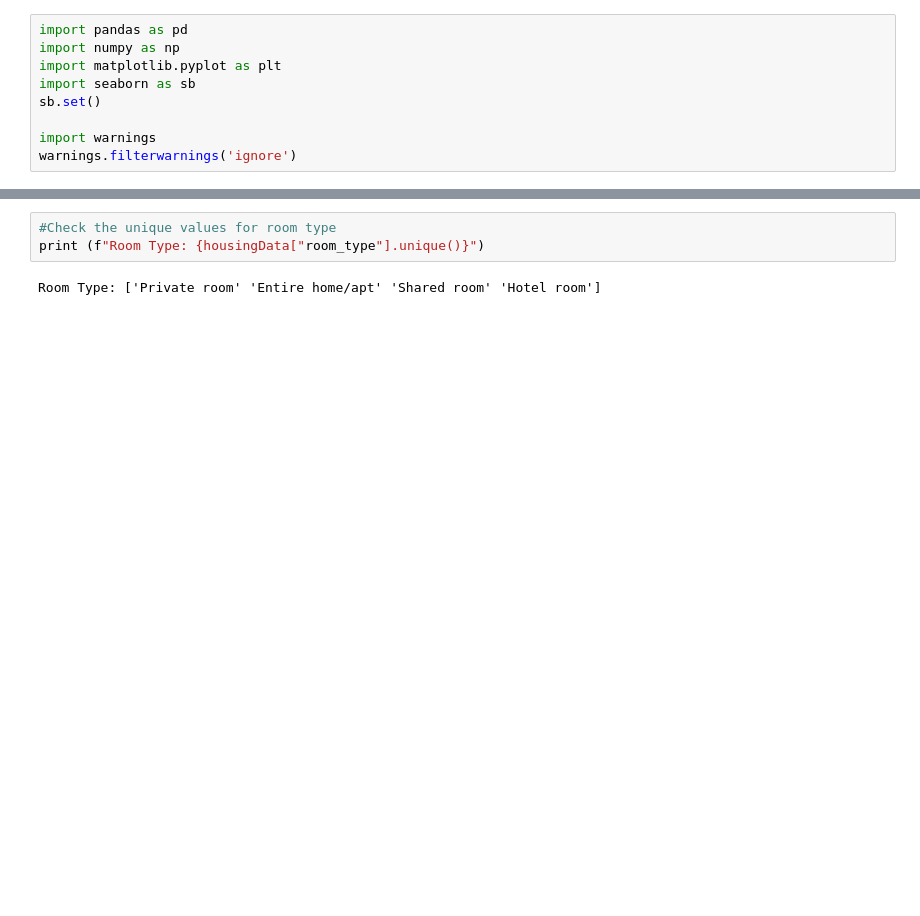
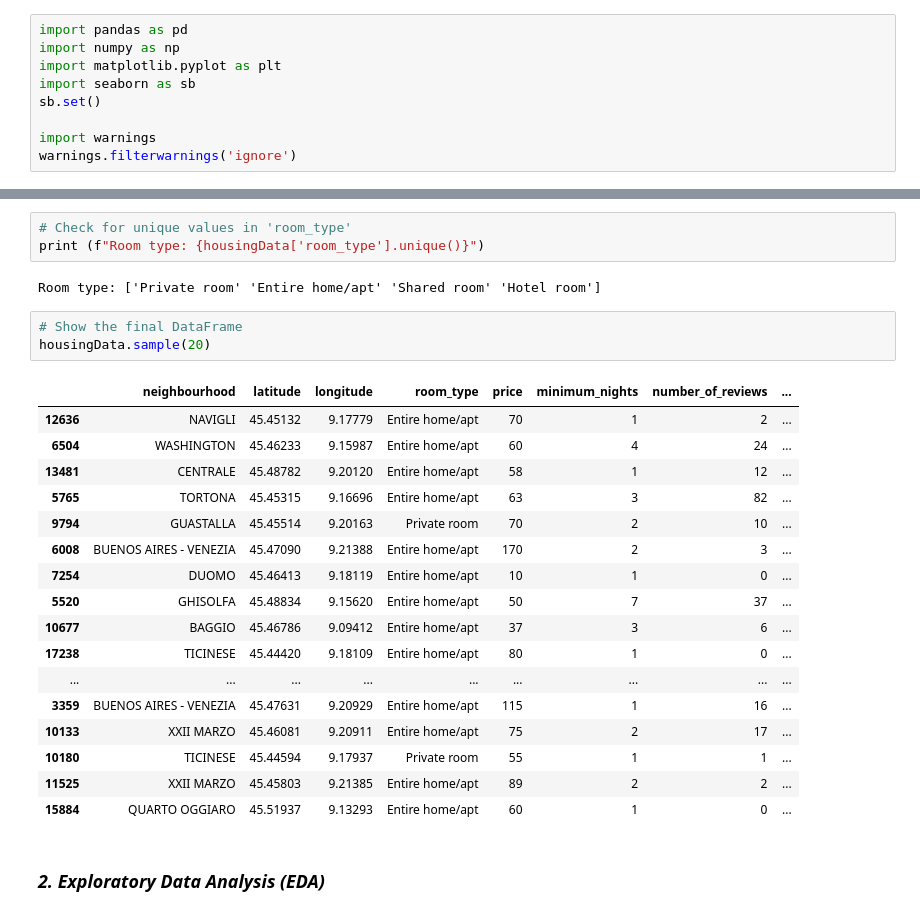
Before and after one commit to theodoreamadeo/air-bnb, a Jupyter notebook: final-project.ipynb, the cells around one changed output, grey strips where cells are left out. Saved outputs shown, nothing was run; the diff lists cells and outputs as text; blank space fills up the shorter version.

```diff
--- a/final-project.ipynb
+++ b/final-project.ipynb
@@ -105,5 +111,28 @@ None
 # %%
-#Check the unique values for room type
-print (f"Room Type: {housingData["room_type"].unique()}")
+# Check for unique values in 'room_type'
+print (f"Room type: {housingData['room_type'].unique()}")
 # %% [output]
-Room Type: ['Private room' 'Entire home/apt' 'Shared room' 'Hotel room']
+Room type: ['Private room' 'Entire home/apt' 'Shared room' 'Hotel room']
+# %%
+# Show the final DataFrame
+housingData.sample(20)
+# %% [output]
+|  | neighbourhood | latitude | longitude | room_type | price | minimum_nights | number_of_reviews | ... |
+| 12636 | NAVIGLI | 45.45132 | 9.17779 | Entire home/apt | 70 | 1 | 2 | ... |
+| 6504 | WASHINGTON | 45.46233 | 9.15987 | Entire home/apt | 60 | 4 | 24 | ... |
+| 13481 | CENTRALE | 45.48782 | 9.20120 | Entire home/apt | 58 | 1 | 12 | ... |
+| 5765 | TORTONA | 45.45315 | 9.16696 | Entire home/apt | 63 | 3 | 82 | ... |
+| 9794 | GUASTALLA | 45.45514 | 9.20163 | Private room | 70 | 2 | 10 | ... |
+| 6008 | BUENOS AIRES - VENEZIA | 45.47090 | 9.21388 | Entire home/apt | 170 | 2 | 3 | ... |
+| 7254 | DUOMO | 45.46413 | 9.18119 | Entire home/apt | 10 | 1 | 0 | ... |
+| 5520 | GHISOLFA | 45.48834 | 9.15620 | Entire home/apt | 50 | 7 | 37 | ... |
+| 10677 | BAGGIO | 45.46786 | 9.09412 | Entire home/apt | 37 | 3 | 6 | ... |
+| 17238 | TICINESE | 45.44420 | 9.18109 | Entire home/apt | 80 | 1 | 0 | ... |
+| ... | ... | ... | ... | ... | ... | ... | ... | ... |
+| 3359 | BUENOS AIRES - VENEZIA | 45.47631 | 9.20929 | Entire home/apt | 115 | 1 | 16 | ... |
+| 10133 | XXII MARZO | 45.46081 | 9.20911 | Entire home/apt | 75 | 2 | 17 | ... |
+| 10180 | TICINESE | 45.44594 | 9.17937 | Private room | 55 | 1 | 1 | ... |
+| 11525 | XXII MARZO | 45.45803 | 9.21385 | Entire home/apt | 89 | 2 | 2 | ... |
+| 15884 | QUARTO OGGIARO | 45.51937 | 9.13293 | Entire home/apt | 60 | 1 | 0 | ... |
+# %% [markdown]
+### *2. Exploratory Data Analysis (EDA)*
```
Also changed, not shown: parts of 26 cells of this notebook.
